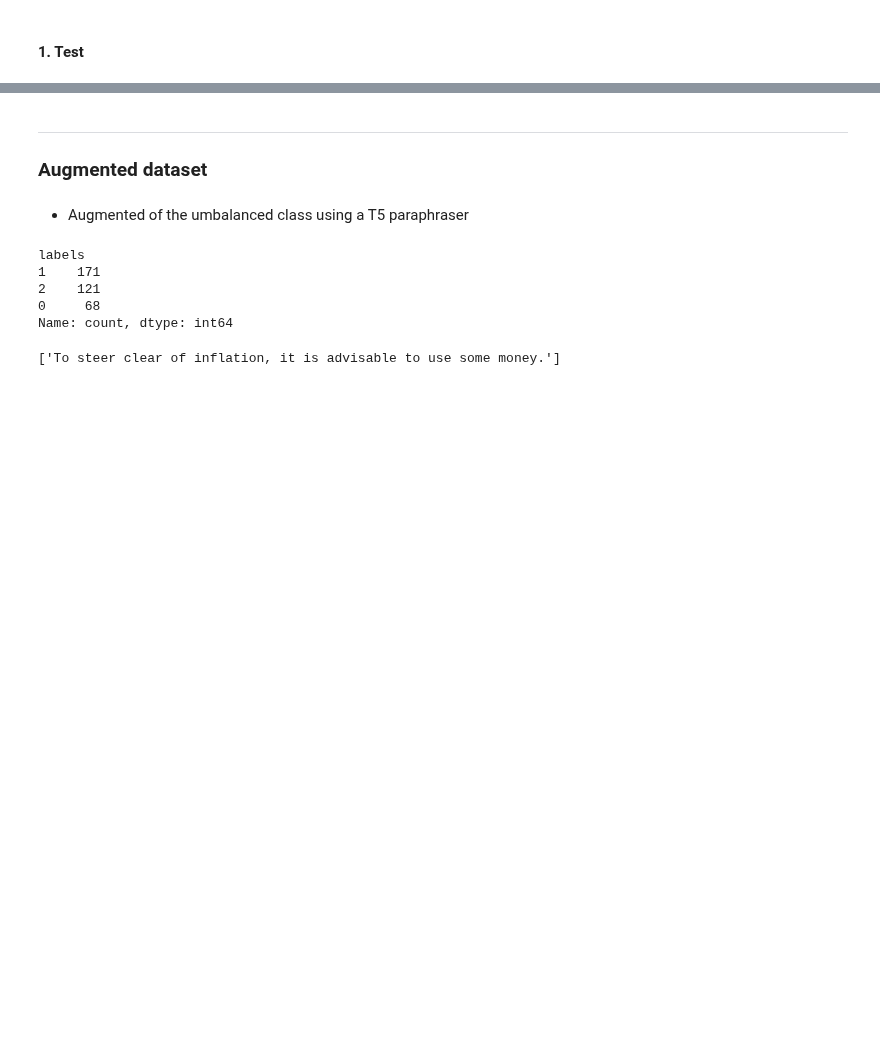
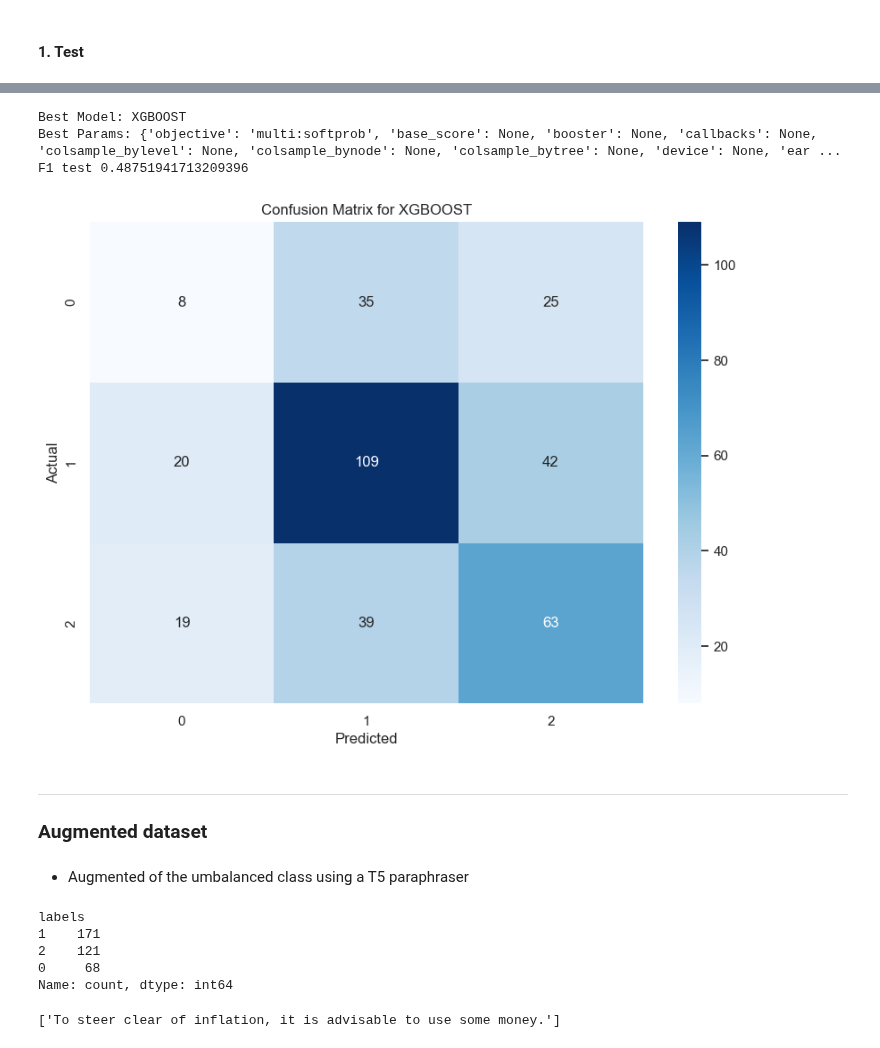
Before and after one commit to paultltc/InflaBERT, a Jupyter notebook: source/training/SA.ipynb, the cells around one changed output, grey strips where cells are left out. Saved outputs shown, nothing was run; the diff lists cells and outputs as text; code cells hidden in the pictures; blank space fills up the shorter version.

```diff
--- a/source/training/SA.ipynb
+++ b/source/training/SA.ipynb
@@ -555,3 +562,31 @@ F1 test 0.3077171381827132
+# %%
+# Results
+best_model_name = max(results_glove, key=lambda x: x['Test F1 Score'])['Model']
+best_model = best_models_glove[best_model_name]
+
+print(f"Best Model: {best_model_name}")
+print(f"Best Params: {best_model.get_params()}")
+
+# Predict on the test set using the best model
+y_pred = best_model.predict(test_raw['glove_embeddings'].tolist())
+
+# Generate confusion matrix
+conf_matrix = confusion_matrix(test_raw['labels'].tolist(), y_pred)
+
+print(f"F1 test {f1_score(test_raw['labels'].tolist(), y_pred, average='weighted')}")
+
+# Plot confusion matrix
+plt.figure(figsize=(10, 7))
+sns.heatmap(conf_matrix, annot=True, fmt='d', cmap='Blues')
+plt.xlabel('Predicted')
+plt.ylabel('Actual')
+plt.title(f'Confusion Matrix for {best_model_name}')
+plt.show()
+# %% [output]
+Best Model: XGBOOST
+Best Params: {'objective': 'multi:softprob', 'base_score': None, 'booster': None, 'callbacks': None, 'colsample_bylevel': None, 'colsample_bynode': None, 'colsample_bytree': None, 'device': None, 'ear ...
+F1 test 0.48751941713209396
+[figure, added]
 # %% [markdown]
 ---
 ### Augmented dataset
```
Also changed, not shown: parts of 8 cells of this notebook, 3 other files.
